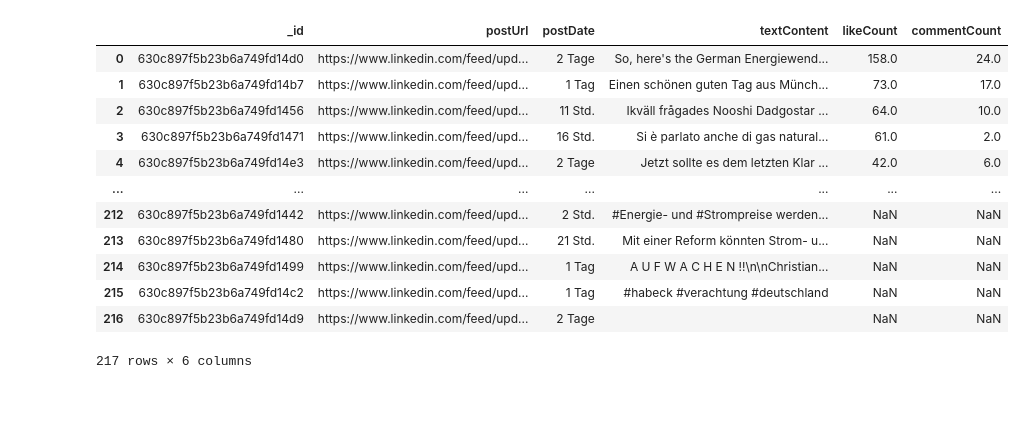
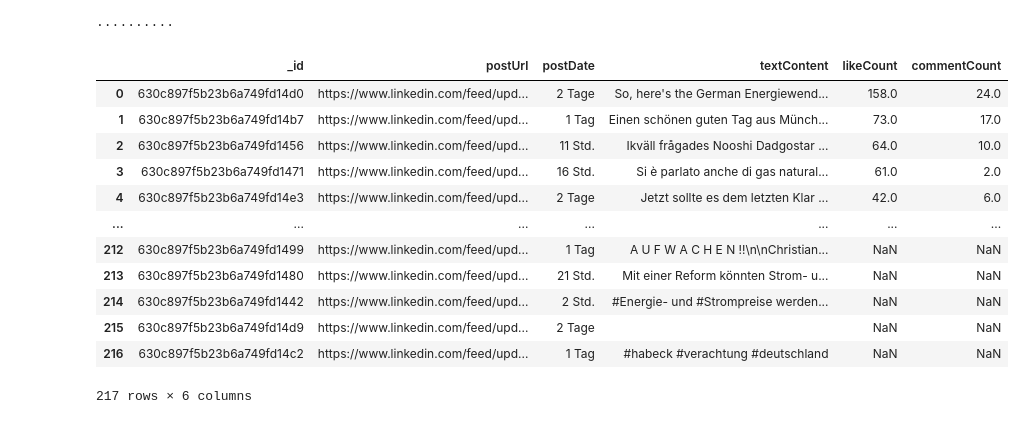
Before and after one commit to belaso/ml, a Jupyter notebook: Habeck.ipynb, the cells around one changed output. Cells and saved outputs as stored; diff of their text form; code cells hidden in the pictures.

```diff
--- a/Habeck.ipynb
+++ b/Habeck.ipynb
@@ -9,23 +12,28 @@ Requirement already satisfied: dnspython<3.0.0,>=1.16.0 in /usr/local/lib/python
 # %%
 import pandas as pd
 from pymongo import MongoClient
-client = MongoClient("mongodb+srv://ml:Sokrates01@cluster0.tpudyxt.mongodb.net/?retryWrites=true&w=majority")
+from getpass import getpass
+pw = getpass()
+client = MongoClient("mongodb+srv://ml:{}@cluster0.tpudyxt.mongodb.net/?retryWrites=true&w=majority".format(pw))
 db = client["test"]
 cursor = db["habeck"].find({}, projection = {'postUrl':1, 'postDate':1, 'textContent':1, 'likeCount':1, 'commentCount':1}, sort =[('likeCount', -1), ('commentCount', -1)])
 df =  pd.DataFrame(list(cursor))
+# %% [output]
+··········
-# %%
-df
-# %% [output]
-|  | _id | postUrl | postDate | textContent | likeCount | commentCount |
-| 0 | 630c897f5b23b6a749fd14d0 | https://www.linkedin.com/feed/upd... | 2 Tage | So, here's the German Energiewend... | 158.0 | 24.0 |
-| 1 | 630c897f5b23b6a749fd14b7 | https://www.linkedin.com/feed/upd... | 1 Tag | Einen schönen guten Tag aus Münch... | 73.0 | 17.0 |
-| 2 | 630c897f5b23b6a749fd1456 | https://www.linkedin.com/feed/upd... | 11 Std. | Ikväll frågades Nooshi Dadgostar ... | 64.0 | 10.0 |
-| 3 | 630c897f5b23b6a749fd1471 | https://www.linkedin.com/feed/upd... | 16 Std. | Si è parlato anche di gas natural... | 61.0 | 2.0 |
-| 4 | 630c897f5b23b6a749fd14e3 | https://www.linkedin.com/feed/upd... | 2 Tage | Jetzt sollte es dem letzten Klar ... | 42.0 | 6.0 |
-| ... | ... | ... | ... | ... | ... | ... |
-| 212 | 630c897f5b23b6a749fd1442 | https://www.linkedin.com/feed/upd... | 2 Std. | #Energie- und #Strompreise werden... | NaN | NaN |
-| 213 | 630c897f5b23b6a749fd1480 | https://www.linkedin.com/feed/upd... | 21 Std. | Mit einer Reform könnten Strom- u... | NaN | NaN |
-| 214 | 630c897f5b23b6a749fd1499 | https://www.linkedin.com/feed/upd... | 1 Tag | A U F W A C H E N !!\n\nChristian... | NaN | NaN |
-| 215 | 630c897f5b23b6a749fd14c2 | https://www.linkedin.com/feed/upd... | 1 Tag | #habeck #verachtung #deutschland | NaN | NaN |
-| 216 | 630c897f5b23b6a749fd14d9 | https://www.linkedin.com/feed/upd... | 2 Tage |  | NaN | NaN |
-217 rows × 6 columns
+# %%
+pd.set_option('display.max_colwidth', 100)
+df
+# %% [output]
+|  | _id | postUrl | postDate | textContent | likeCount | commentCount |
+| 0 | 630c897f5b23b6a749fd14d0 | https://www.linkedin.com/feed/upd... | 2 Tage | So, here's the German Energiewend... | 158.0 | 24.0 |
+| 1 | 630c897f5b23b6a749fd14b7 | https://www.linkedin.com/feed/upd... | 1 Tag | Einen schönen guten Tag aus Münch... | 73.0 | 17.0 |
+| 2 | 630c897f5b23b6a749fd1456 | https://www.linkedin.com/feed/upd... | 11 Std. | Ikväll frågades Nooshi Dadgostar ... | 64.0 | 10.0 |
+| 3 | 630c897f5b23b6a749fd1471 | https://www.linkedin.com/feed/upd... | 16 Std. | Si è parlato anche di gas natural... | 61.0 | 2.0 |
+| 4 | 630c897f5b23b6a749fd14e3 | https://www.linkedin.com/feed/upd... | 2 Tage | Jetzt sollte es dem letzten Klar ... | 42.0 | 6.0 |
+| ... | ... | ... | ... | ... | ... | ... |
+| 212 | 630c897f5b23b6a749fd1499 | https://www.linkedin.com/feed/upd... | 1 Tag | A U F W A C H E N !!\n\nChristian... | NaN | NaN |
+| 213 | 630c897f5b23b6a749fd1480 | https://www.linkedin.com/feed/upd... | 21 Std. | Mit einer Reform könnten Strom- u... | NaN | NaN |
+| 214 | 630c897f5b23b6a749fd1442 | https://www.linkedin.com/feed/upd... | 2 Std. | #Energie- und #Strompreise werden... | NaN | NaN |
+| 215 | 630c897f5b23b6a749fd14d9 | https://www.linkedin.com/feed/upd... | 2 Tage |  | NaN | NaN |
+| 216 | 630c897f5b23b6a749fd14c2 | https://www.linkedin.com/feed/upd... | 1 Tag | #habeck #verachtung #deutschland | NaN | NaN |
+217 rows × 6 columns
```
Also changed, not shown: parts of 2 cells of this notebook.
